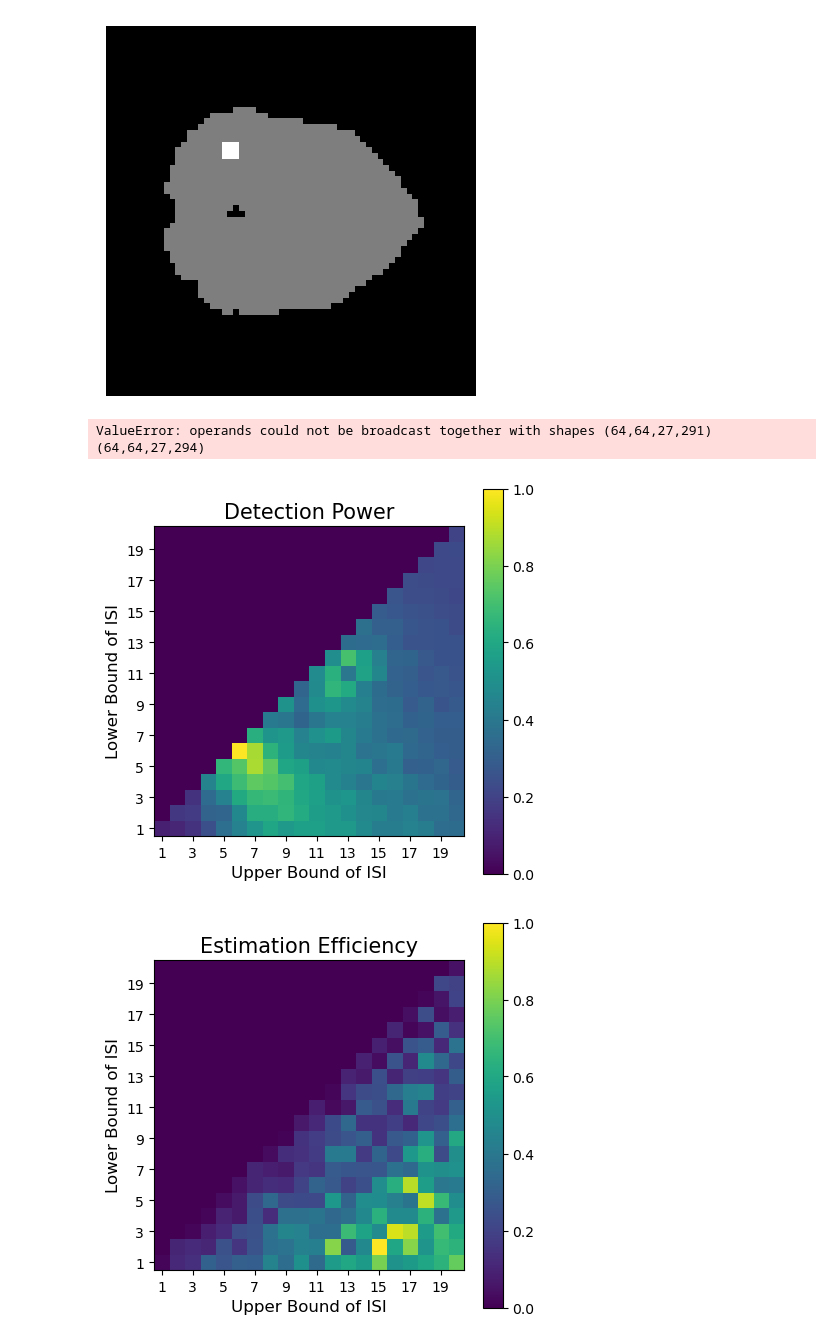
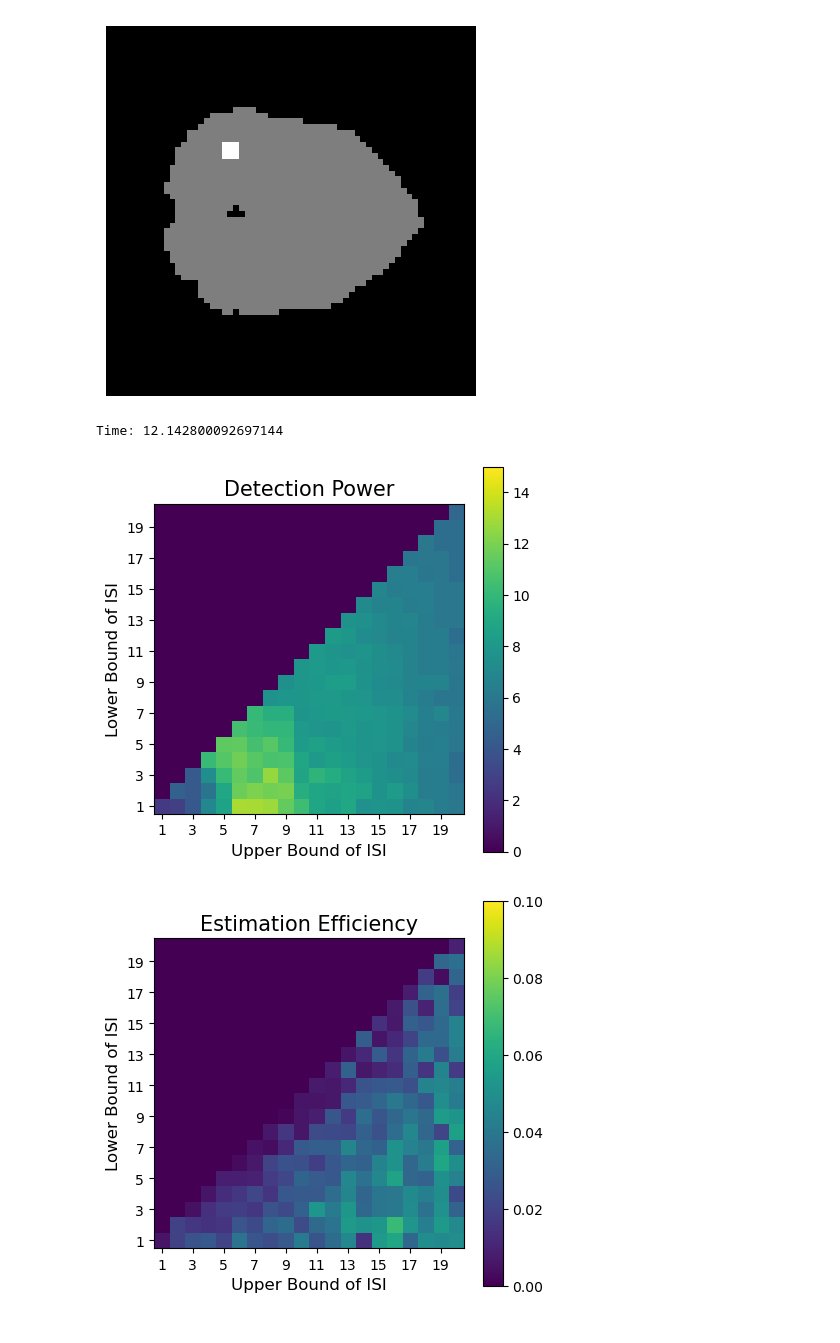
Before and after one commit to soukhind2/deconv, a Jupyter notebook: work_notebook.ipynb, the cells around one changed output. Cells and saved outputs as stored; diff of their text form; code cells hidden in the pictures.

Commit message:
More jitter dists

```diff
--- a/work_notebook.ipynb
+++ b/work_notebook.ipynb
@@ -2,7 +2,7 @@
 import loadvolume
 from tools import plotfs
 import time
-lv = loadvolume.loadvolume('/Users/soukhind/deconv/Participant_03_rest_run02.nii')
+lv = loadvolume.loadvolume('/Users/soukhind/Desktop/Participant_03_rest_run02.nii')
 
 lv.loaddata()
 lv.loadmask()
@@ -49,9 +49,10 @@ importlib.reload(design)
 k = 0
 paradigm = 'attn'
 cue_ratio = 1
-dist = 'uniform'
+dist = 'exp'
 start = time.time()
 store = 1
+jit = 1
 for lisi in np.arange(1,21,1):
     l = 0
     for uisi in np.arange(1,21,1):
@@ -63,41 +64,44 @@ for lisi in np.arange(1,21,1):
         else:
             arg_map = None
 
-        d = design.expdesign(lisi, uisi, 0.1, 100, [2], lv, dist,30,
-                             cue_ratio,noise = True,nonlinear = True,load = arg_map)
+        d = design.expdesign(lisi, uisi, 0.1, 100, [2], lv, dist,None,
+                             cue_ratio,noise = False,nonlinear = True,load = arg_map)
+        w = d.create_jitter()
 
         data = d.tcourse()
+
         e = design.expanalyse(data, np.array([1, 0]), expdesign = d)
         p1[k,l] = e.calc_Fd()
         p2[k,l] = e.calc_Fe(ncond =2)
         if store:
             if lisi == 2 and uisi == 3:
                 e1 = e.roi
-                t1 = e.design[:,0] + e.design[:,1]
+                t1 = cue_ratio*e.design[:,0] + e.design[:,1]
             if lisi == 5 and uisi == 9:
                 e2 = e.roi
-                t2 = e.design[:,0] + e.design[:,1]
+                t2 = cue_ratio*e.design[:,0] + e.design[:,1]
             if lisi == 2 and uisi == 19:
                 e3 = e.roi
-                t3 = e.design[:,0] + e.design[:,1]
+                t3 = cue_ratio*e.design[:,0] + e.design[:,1]
             if lisi == 18 and uisi == 19:
                 e4 = e.roi
-                t4 = e.design[:,0] + e.design[:,1]
+                t4 = cue_ratio*e.design[:,0] + e.design[:,1]
             if lisi == 2 and uisi == 10:
                 e5 = e.roi
-                t5 = e.design[:,0] + e.design[:,1]
+                t5 = cue_ratio*e.design[:,0] + e.design[:,1]
 
         l += 1
     k += 1
-    print(lisi)
+
 print(f'Time: {time.time() - start}')
 # %% [output]
-ValueError: operands could not be broadcast together with shapes (64,64,27,291) (64,64,27,294)
+Time: 12.142800092697144
 # %%
 importlib.reload(plotfs)
-fig1,fig2 = plotfs.plotdata(p1,p2,40,40,normalize = True)
-fig1.savefig('dt_attnmap_a.jpg',bbox_inches='tight',dpi=300)
-fig2.savefig('dt_attnmap_b.jpg',bbox_inches='tight',dpi=300)
+fig1,fig2 = plotfs.plotdata(p1,p2,15,0.1)
+#fig1.savefig('dt_attnmap_sub_imp_0.8' + '.jpg',bbox_inches='tight',dpi=300)
+#fig2.savefig('est_attnmap_sub_imp_0.8'+ '.jpg',bbox_inches='tight',dpi=300)
+#
 # %% [output]
-[figure, old version]
+[figure, new version]
-[figure, old version]
+[figure, new version]
```
Also changed, not shown: parts of 3 cells of this notebook, 5 other files.
